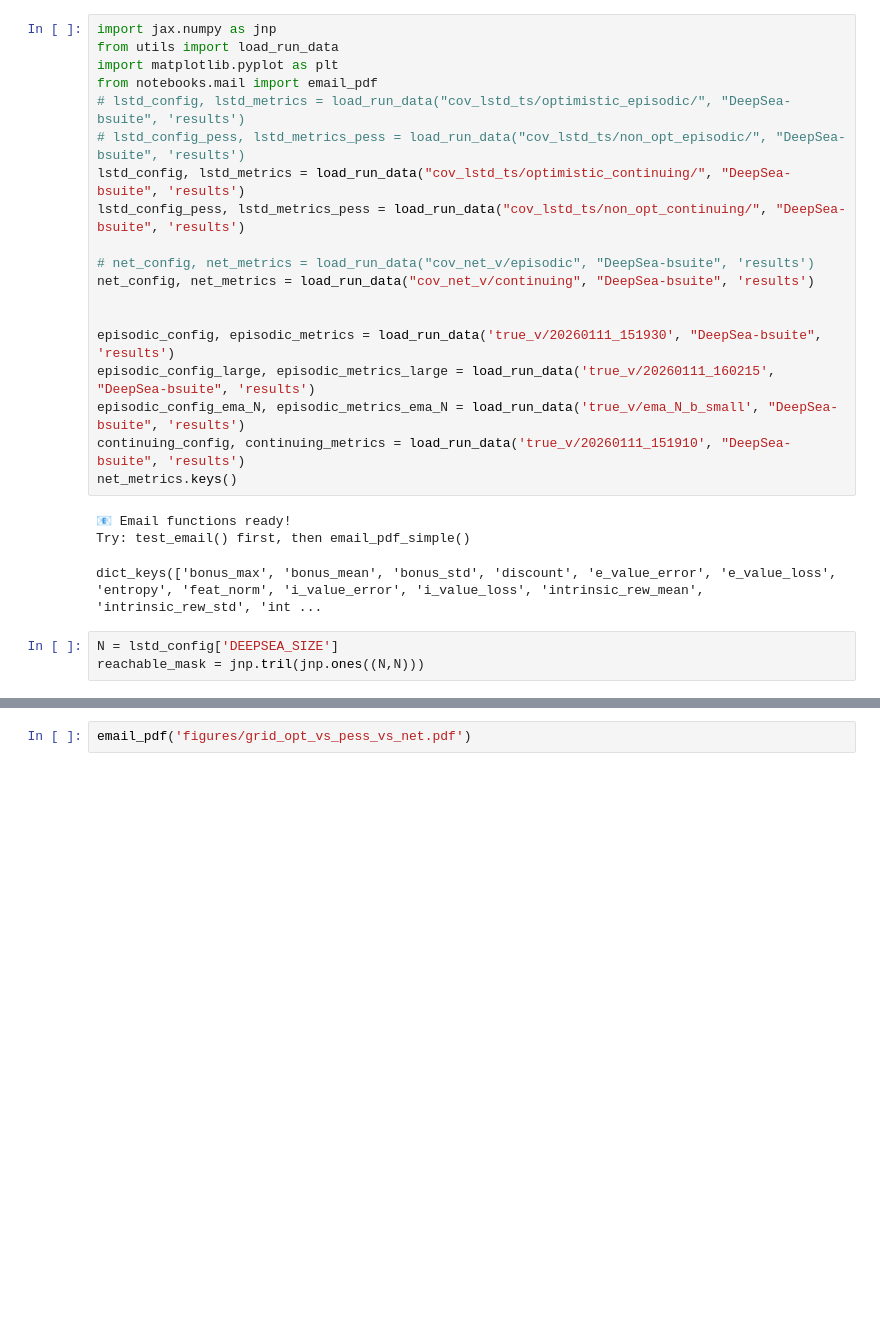
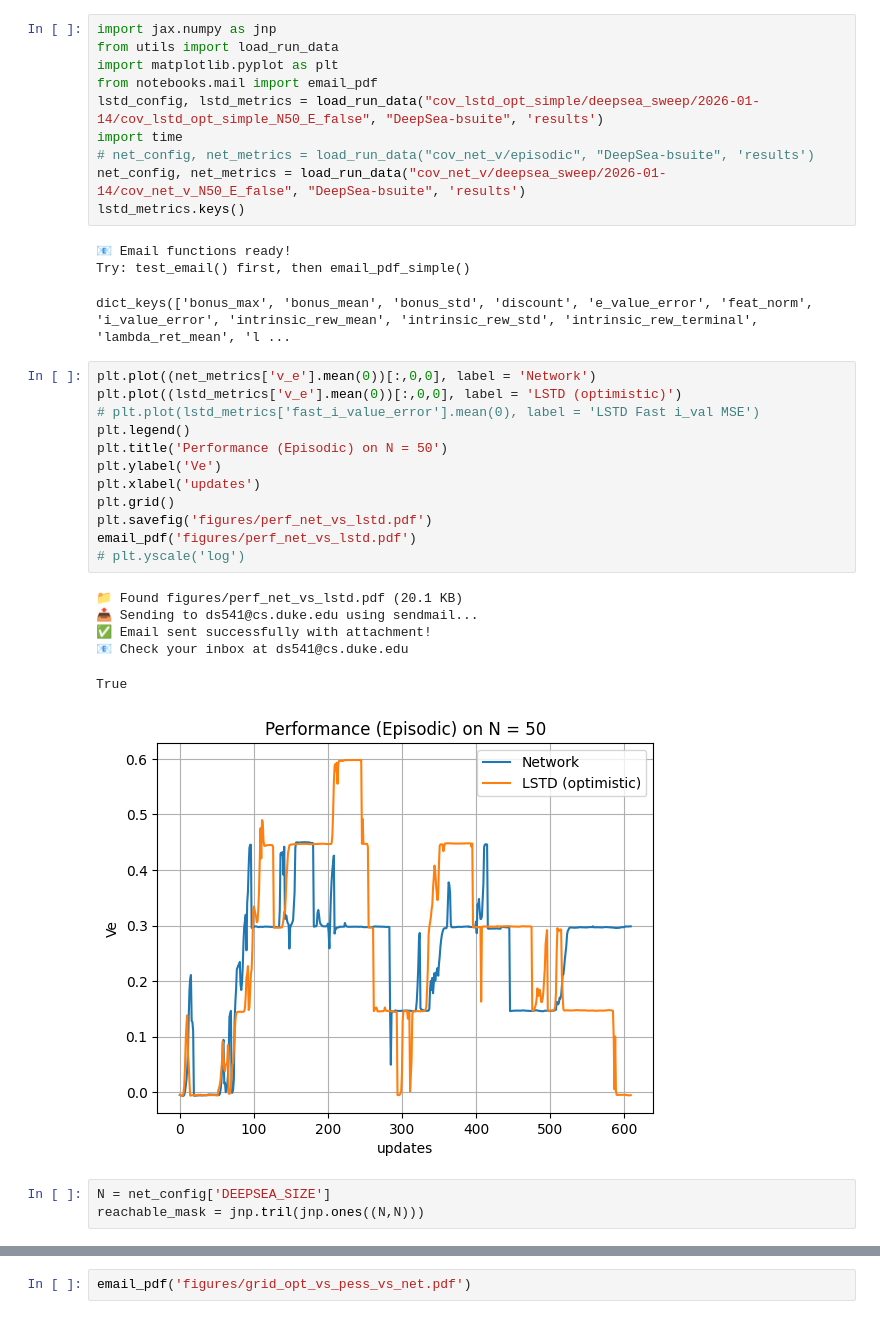
Before and after one commit to dillonmsandhu/td-avar-explore, a Jupyter notebook: deep/deepsea_v.ipynb, the cells around one changed output, grey strips where cells are left out. Drawn from its saved outputs; the diff is of its cells as text; blank space fills up the shorter version.

Commit message:
optimism by means of interpolation based on pseudocount does best

```diff
--- a/deep/deepsea_v.ipynb
+++ b/deep/deepsea_v.ipynb
@@ -3,24 +3,34 @@ import jax.numpy as jnp
 from utils import load_run_data
 import matplotlib.pyplot as plt
 from notebooks.mail import email_pdf
-# lstd_config, lstd_metrics = load_run_data("cov_lstd_ts/optimistic_episodic/", "DeepSea-bsuite", 'results')
-# lstd_config_pess, lstd_metrics_pess = load_run_data("cov_lstd_ts/non_opt_episodic/", "DeepSea-bsuite", 'results')
-lstd_config, lstd_metrics = load_run_data("cov_lstd_ts/optimistic_continuing/", "DeepSea-bsuite", 'results')
-lstd_config_pess, lstd_metrics_pess = load_run_data("cov_lstd_ts/non_opt_continuing/", "DeepSea-bsuite", 'results')
-
+lstd_config, lstd_metrics = load_run_data("cov_lstd_opt_simple/deepsea_sweep/2026-01-14/cov_lstd_opt_simple_N50_E_false", "DeepSea-bsuite", 'results')
+import time
 # net_config, net_metrics = load_run_data("cov_net_v/episodic", "DeepSea-bsuite", 'results')
-net_config, net_metrics = load_run_data("cov_net_v/continuing", "DeepSea-bsuite", 'results')
-
-
-episodic_config, episodic_metrics = load_run_data('true_v/20260111_151930', "DeepSea-bsuite", 'results')
-episodic_config_large, episodic_metrics_large = load_run_data('true_v/20260111_160215', "DeepSea-bsuite", 'results')
-episodic_config_ema_N, episodic_metrics_ema_N = load_run_data('true_v/ema_N_b_small', "DeepSea-bsuite", 'results')
-continuing_config, continuing_metrics = load_run_data('true_v/20260111_151910', "DeepSea-bsuite", 'results')
-net_metrics.keys()
+net_config, net_metrics = load_run_data("cov_net_v/deepsea_sweep/2026-01-14/cov_net_v_N50_E_false", "DeepSea-bsuite", 'results')
+lstd_metrics.keys()
 # %% [output]
 📧 Email functions ready!
 Try: test_email() first, then email_pdf_simple()
-dict_keys(['bonus_max', 'bonus_mean', 'bonus_std', 'discount', 'e_value_error', 'e_value_loss', 'entropy', 'feat_norm', 'i_value_error', 'i_value_loss', 'intrinsic_rew_mean', 'intrinsic_rew_std', 'int ...
+dict_keys(['bonus_max', 'bonus_mean', 'bonus_std', 'discount', 'e_value_error', 'feat_norm', 'i_value_error', 'intrinsic_rew_mean', 'intrinsic_rew_std', 'intrinsic_rew_terminal', 'lambda_ret_mean', 'l ...
+# %%
+plt.plot((net_metrics['v_e'].mean(0))[:,0,0], label = 'Network')
+plt.plot((lstd_metrics['v_e'].mean(0))[:,0,0], label = 'LSTD (optimistic)')
+# plt.plot(lstd_metrics['fast_i_value_error'].mean(0), label = 'LSTD Fast i_val MSE')
+plt.legend()
+plt.title('Performance (Episodic) on N = 50')
+plt.ylabel('Ve')
+plt.xlabel('updates')
+plt.grid()
+plt.savefig('figures/perf_net_vs_lstd.pdf')
+email_pdf('figures/perf_net_vs_lstd.pdf')
+# plt.yscale('log')
+# %% [output]
+📁 Found figures/perf_net_vs_lstd.pdf (20.1 KB)
+📤 Sending to ds541@cs.duke.edu using sendmail...
+✅ Email sent successfully with attachment!
+📧 Check your inbox at ds541@cs.duke.edu
+True
+[figure, added]
 # %%
-N = lstd_config['DEEPSEA_SIZE']
+N = net_config['DEEPSEA_SIZE']
 reachable_mask = jnp.tril(jnp.ones((N,N)))
```
Also changed, not shown: parts of 19 cells of this notebook, 12 other files.
